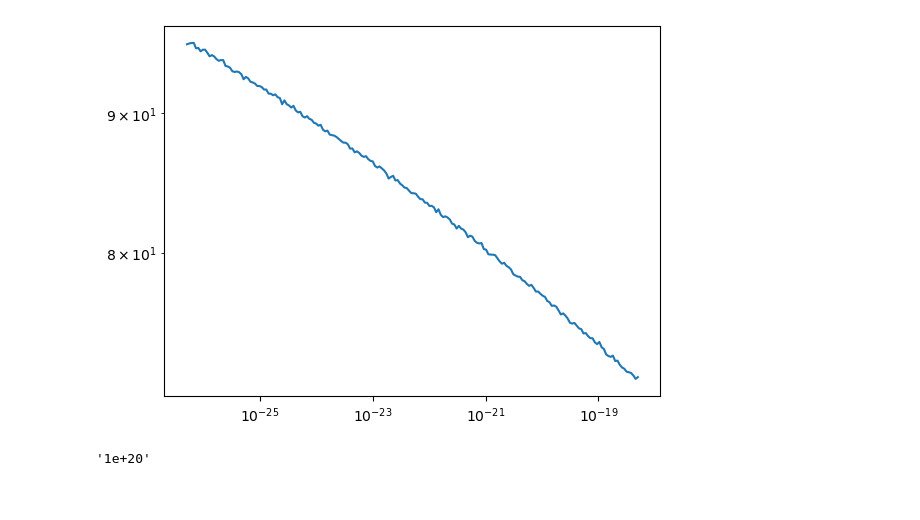
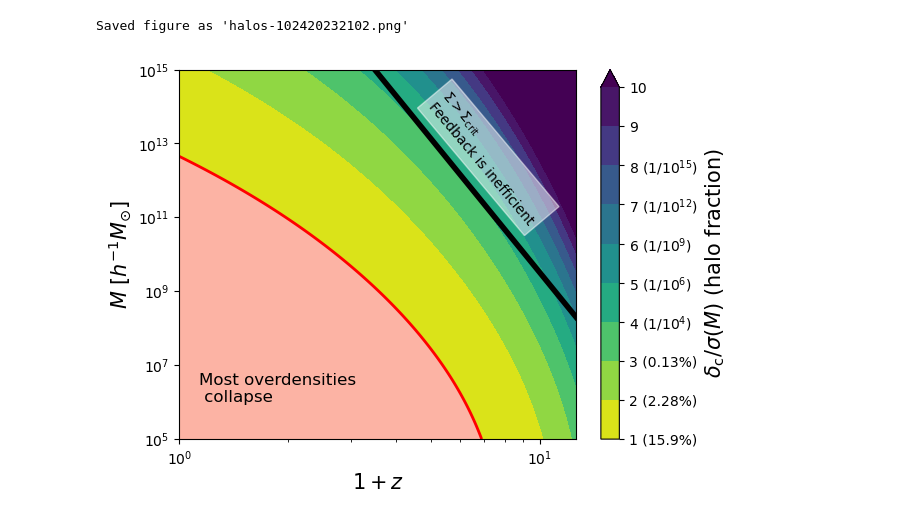
Before and after one commit to zandalman/RAMSES-analysis, a Jupyter notebook: analytic.ipynb, the cells around one changed output. Cells and saved outputs as stored; diff of their text form; code cells hidden in the pictures.

```diff
--- a/analytic.ipynb
+++ b/analytic.ipynb
@@ -95,11 +0,0 @@ sigmaM = power_spec.sigmaM(M, 1.)
-# %%
-plt.plot(M / const.M_sol, sigmaM)
-
-plt.xscale('log')
-plt.yscale('log')
-# %% [output]
-[figure, removed]
-# %%
-"%.3g" % (power_spec.M_cutoff(0.1, sigma=3.) / const.M_sol)
-# %% [output]
-'1e+20'
@@ -105,0 +8,52 @@ plt.yscale('log')
+# %%
+def calc_M_halo_crit(z, Sigma_crit=3e3*const.M_sol/const.pc**2, gal_to_halo=0.1):
+    '''
+    Critical halo mass for FFB.
+
+    Args
+    Sigma_crit: Critical surface density for FFB.
+    '''
+    Sigma_crit_comoving = Sigma_crit / (1 + z)**2
+    rho_m = cosmo.rho_m(z) * (const.M_sol * cosmo.h**2 / const.kpc**3)
+    R_gal = gal_to_halo * (3/(4*np.pi) / rho_m)**(1/3)
+    dm_to_b = (cosmo.Om0 - cosmo.Ob0) / cosmo.Ob0
+    M_halo_crit = (Sigma_crit_comoving * np.pi * R_gal**2 * dm_to_b)**3
+    return M_halo_crit
+# %%
+zp1 = np.logspace(0, 1.1, 300)
+M = np.logspace(5, 15, 300)
+z_grid, M_grid = np.meshgrid(zp1 - 1, M, indexing='ij')
+nu = peaks.peakHeight(M_grid, z_grid)
+
+im = plt.contourf(zp1, M, nu, levels=np.arange(1, 11, 1), cmap='viridis_r', extend='max')
+plt.contour(zp1, M, nu, levels=[1], colors='red', linewidths=2)
+plt.contourf(zp1, M, nu, levels=np.arange(0, 2, 1), cmap='Reds', alpha=0.5)
+plt.annotate("Most overdensities\n collapse", xy=(0.05, 0.1), xycoords='axes fraction', fontsize=12)
+
+M_halo_crit = calc_M_halo_crit(zp1 - 1) / (const.M_sol / cosmo.h)
+plt.plot(zp1, M_halo_crit, color='black', lw=4)
+#plt.fill_between(zp1, M_halo_crit, np.full_like(M_halo_crit, 1e15), color='white', alpha=0.3)
+plt.annotate(r"$\Sigma > \Sigma_{\rm crit}$" + "\n" + "Feedback is inefficient", xy=(0.62, 0.58), xycoords='axes fraction', rotation=-50, backgroundcolor=(1, 1, 1, 0.5))
+
+sigma_frac = (1 - erf(np.arange(1, 11)/np.sqrt(2))) / 2
+tick_labels = ["1 (15.9%)", "2 (2.28%)", "3 (0.13%)", r"4 (1/$10^4$)", r"5 (1/$10^6$)", r"6 (1/$10^9$)", r"7 (1/$10^{12}$)", r"8 (1/$10^{15}$)", "9", "10"]
+
+cbar = plt.colorbar(im, ticks=np.arange(1, 11))
+cbar.ax.set_yticklabels(tick_labels)
+cbar.set_label(label=r'$\delta_{\rm c} / \sigma(M)$ (halo fraction)', size=15)
+
+plt.xscale('log')
+plt.yscale('log')
+
+plt.xlim(10**0, 10**1.1)
+plt.ylim(1e5,1e15)
+
+plt.xlabel(r'$1 + z$', fontsize=15)
+plt.ylabel(r'$M$ [$h^{-1} M_{\odot}$]', fontsize=15)
+
+#plt.plot(10, 1e11 * cosmo.h, 'o', color='red')
+
+save_fig("halos")
+# %% [output]
+Saved figure as 'halos-102420232102.png'
+[figure, added]
```
Also changed, not shown: parts of 4 cells of this notebook, 3 other files.
